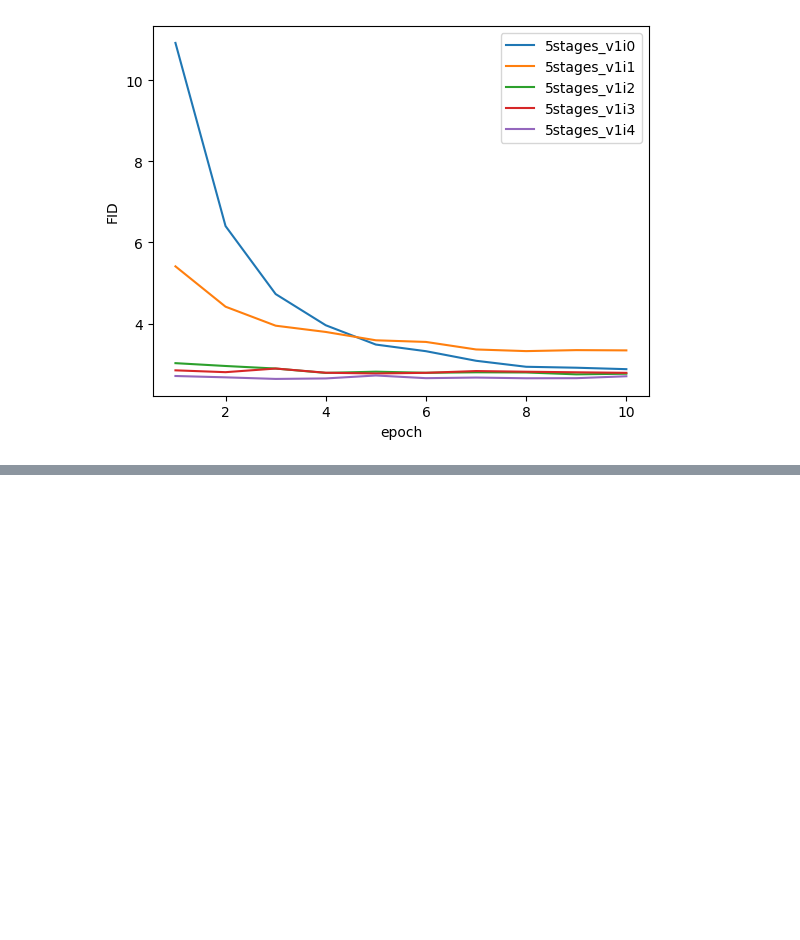
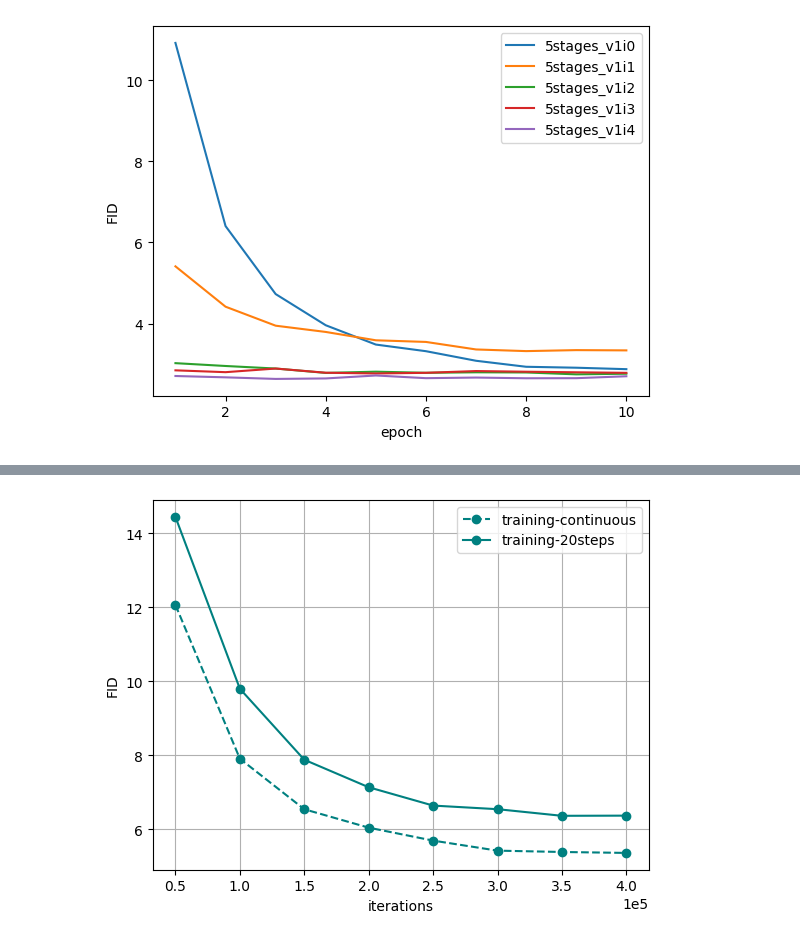
Before and after one commit to LucasYFL/dpm-solver, a Jupyter notebook: example_v2/score_sde_pytorch/jupyter/plot.ipynb, the cells around one changed output, grey strips where cells are left out. Drawn from its saved outputs; the diff is of its cells as text; code cells hidden in the pictures; blank space fills up the shorter version.

```diff
--- a/example_v2/score_sde_pytorch/jupyter/plot.ipynb
+++ b/example_v2/score_sde_pytorch/jupyter/plot.ipynb
@@ -211,0 +370,32 @@ For interval i4,  [2.7087393 2.6758134 2.6367075 2.6485364 2.7213564 2.6552703 2
+# %%
+all_dict = {}
+all_dict['dpm'] = {}
+all_dict['dpm_fewer'] = {}
+
+
+all_dict['dpm']["data"] = np.array([12.060902,   7.906168,   6.5395794,  6.041954,   5.691998,   5.420396,  5.3846006,  5.359099])
+all_dict['dpm_fewer']["data"] = np.array([14.441078,   9.79698,  7.877878,   7.1342683,  6.6386886,  6.541377,  6.3623405,  6.366857])
+iteration1 = np.arange(1, 9) * 50000
+all_dict['dpm']["iteration"] = iteration1
+all_dict['dpm_fewer']["iteration"] = iteration1
+
+fig = plt.figure()
+ax = plt.subplot(111)
+
+ax.plot(all_dict['dpm']['iteration'], all_dict['dpm']['data'], linestyle='--', marker='o', color = "teal", label='training-continuous')
+ax.plot(all_dict['dpm_fewer']['iteration'], all_dict['dpm_fewer']['data'], linestyle='-', marker='o', color = "teal", label='training-20steps')
+
+
+box = ax.get_position()
+# ax.set_position([box.x0, box.y0, box.width * 0.8, box.height])
+ax.ticklabel_format(style='sci', scilimits=(-1, 2), axis='x')
+# ax.legend(loc='center left', bbox_to_anchor=(1, 0.75))
+ax.legend()
+#plt.xlabel("10k training iterations")
+ax.set_xlabel("iterations")
+ax.set_ylabel("FID")
+ax.grid()
+#plt.title("All timestep vs interval timestep")
+plt.savefig("compare.png")
+# %% [output]
+[figure, added]
```
Also changed, not shown: parts of 7 cells of this notebook, 7 other files.
